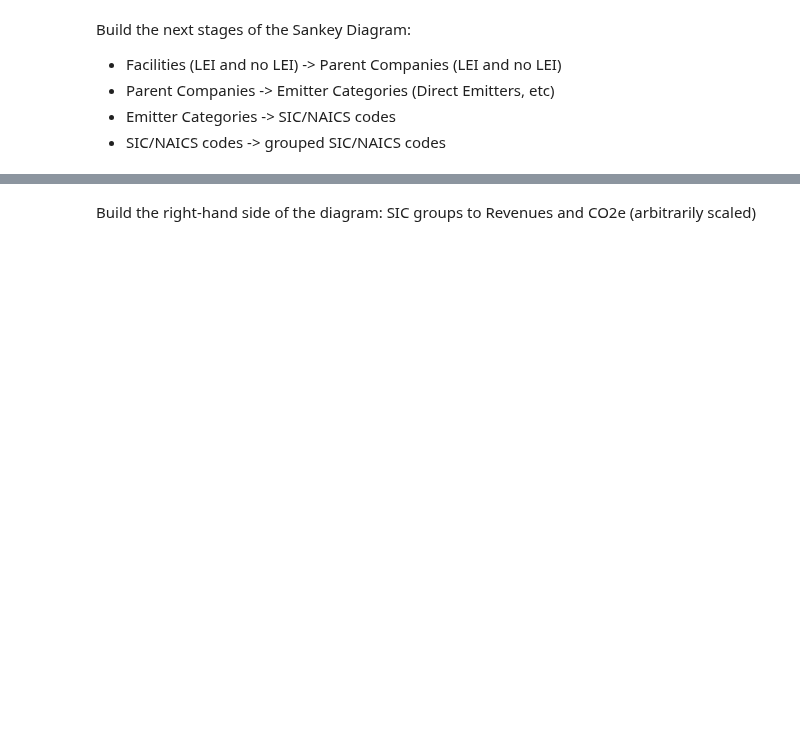
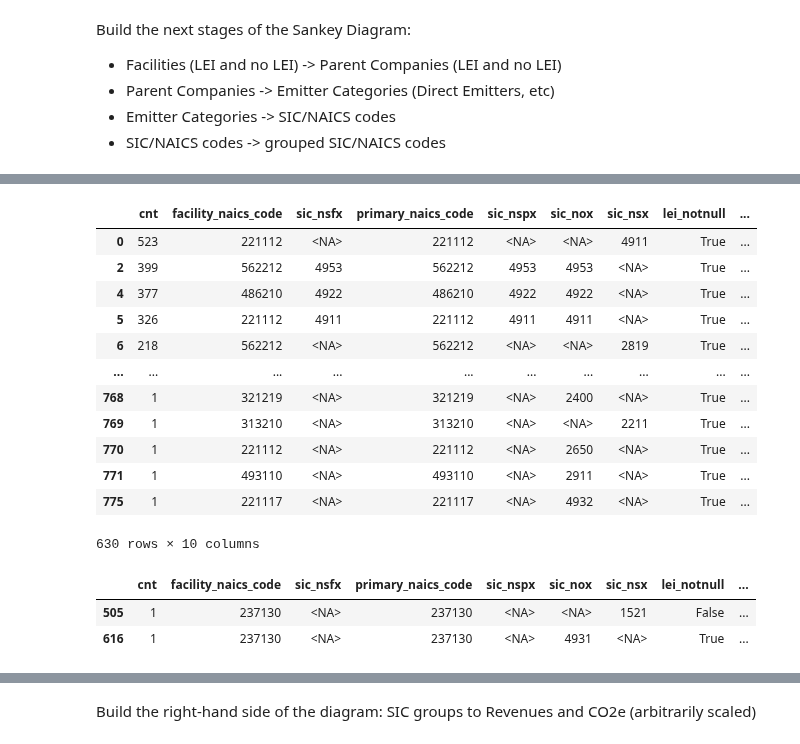
Before and after one commit to os-climate/data-platform-demo, a Jupyter notebook: notebooks/Sankey.ipynb, the cells around one changed output, grey strips where cells are left out. Drawn from its saved outputs; the diff is of its cells as text; code cells hidden in the pictures; blank space fills up the shorter version.

```diff
--- a/notebooks/Sankey.ipynb
+++ b/notebooks/Sankey.ipynb
@@ -322,0 +532,25 @@ order by count (*) desc
+# %%
+# Simple version: we prioritize defined crosswalk to SEC SIC, de facto SEC SIC, defined crosswalk w/o SEC SIC
+lei_df = naics_sic_df.loc[naics_sic_df.lei_notnull]
+naics_sic_df.loc[lei_df.index, 'sic_inf'] = lei_df.sic_nsfx.fillna(lei_df.sic_nox).fillna(lei_df.sic_nsx)
+naics_sic_df.loc[lei_df.index]
+# %% [output]
+|  | cnt | facility_naics_code | sic_nsfx | primary_naics_code | sic_nspx | sic_nox | sic_nsx | lei_notnull | ... |
+| 0 | 523 | 221112 | <NA> | 221112 | <NA> | <NA> | 4911 | True | ... |
+| 2 | 399 | 562212 | 4953 | 562212 | 4953 | 4953 | <NA> | True | ... |
+| 4 | 377 | 486210 | 4922 | 486210 | 4922 | 4922 | <NA> | True | ... |
+| 5 | 326 | 221112 | 4911 | 221112 | 4911 | 4911 | <NA> | True | ... |
+| 6 | 218 | 562212 | <NA> | 562212 | <NA> | <NA> | 2819 | True | ... |
+| ... | ... | ... | ... | ... | ... | ... | ... | ... | ... |
+| 768 | 1 | 321219 | <NA> | 321219 | <NA> | 2400 | <NA> | True | ... |
+| 769 | 1 | 313210 | <NA> | 313210 | <NA> | <NA> | 2211 | True | ... |
+| 770 | 1 | 221112 | <NA> | 221112 | <NA> | 2650 | <NA> | True | ... |
+| 771 | 1 | 493110 | <NA> | 493110 | <NA> | 2911 | <NA> | True | ... |
+| 775 | 1 | 221117 | <NA> | 221117 | <NA> | 4932 | <NA> | True | ... |
+630 rows × 10 columns
+# %%
+naics_sic_df[naics_sic_df.facility_naics_code=='237130']
+# %% [output]
+|  | cnt | facility_naics_code | sic_nsfx | primary_naics_code | sic_nspx | sic_nox | sic_nsx | lei_notnull | ... |
+| 505 | 1 | 237130 | <NA> | 237130 | <NA> | <NA> | 1521 | False | ... |
+| 616 | 1 | 237130 | <NA> | 237130 | <NA> | 4931 | <NA> | True | ... |
```
Also changed, not shown: parts of 52 cells of this notebook.
